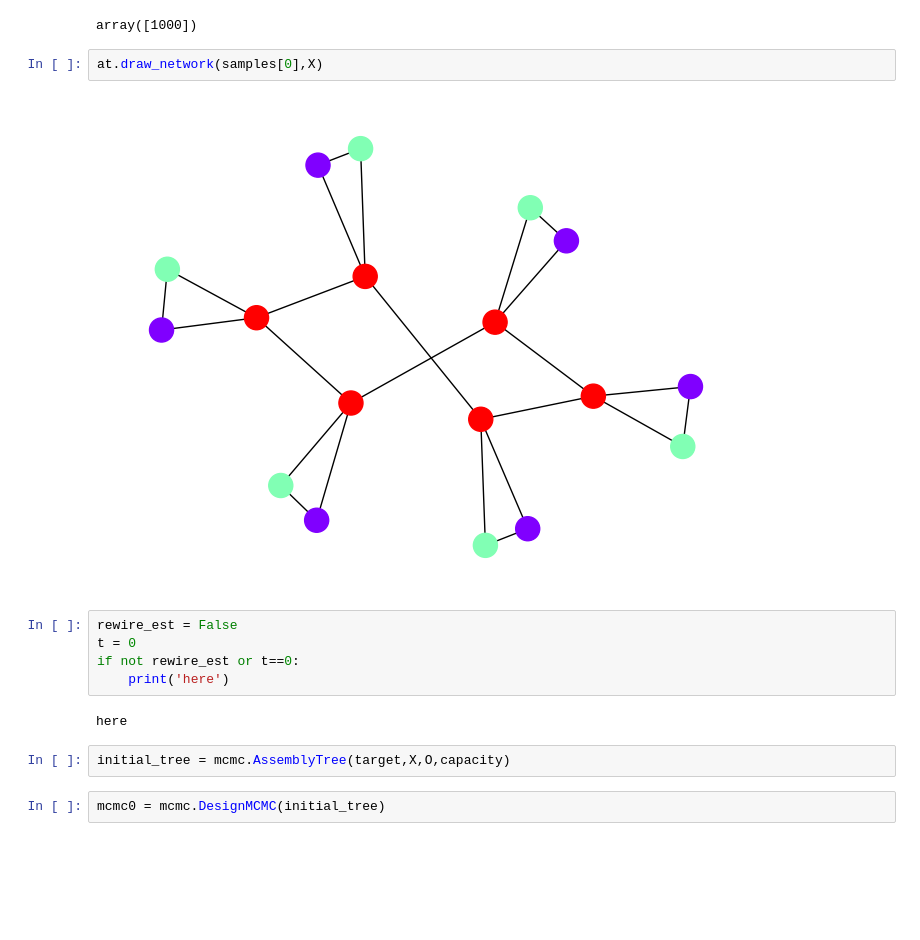
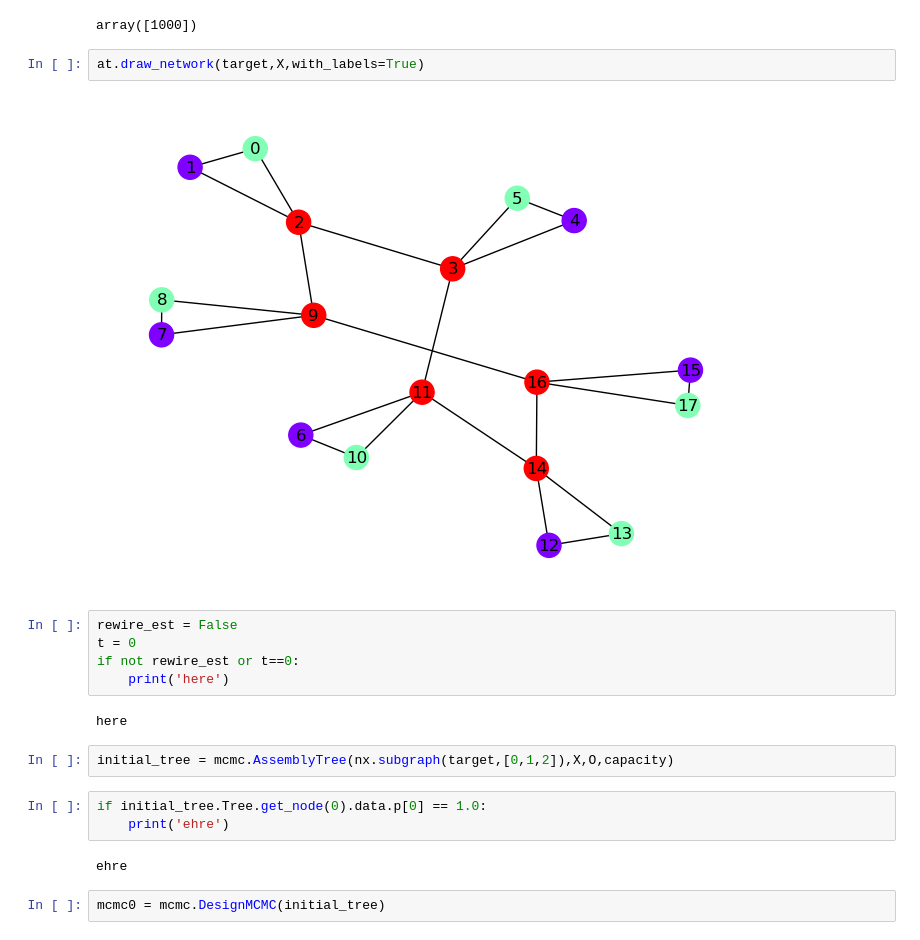
Before and after one commit to coryglover/NetDesign, a Jupyter notebook: notebooks/debug_mcmc.ipynb, the cells around one changed output. Drawn from its saved outputs; the diff is of its cells as text; blank space fills up the shorter version.

```diff
--- a/notebooks/debug_mcmc.ipynb
+++ b/notebooks/debug_mcmc.ipynb
@@ -45,9 +45,9 @@ p
 # %% [output]
 array([1000])
 # %%
-at.draw_network(samples[0],X)
+at.draw_network(target,X,with_labels=True)
 # %% [output]
-[figure, old version]
+[figure, new version]
 # %%
 rewire_est = False
 t = 0
@@ -56,7 +56,12 @@ if not rewire_est or t==0:
 # %% [output]
 here
 # %%
-initial_tree = mcmc.AssemblyTree(target,X,O,capacity)
+initial_tree = mcmc.AssemblyTree(nx.subgraph(target,[0,1,2]),X,O,capacity)
+# %%
+if initial_tree.Tree.get_node(0).data.p[0] == 1.0:
+    print('ehre')
+# %% [output]
+ehre
 # %%
 mcmc0 = mcmc.DesignMCMC(initial_tree)
 # %%
```
Also changed, not shown: parts of 1 cell of this notebook, 4 other files.
